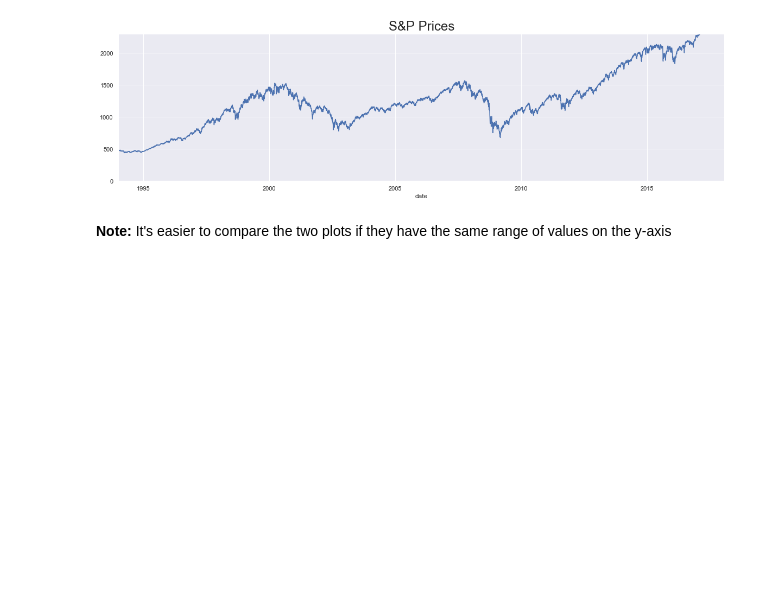
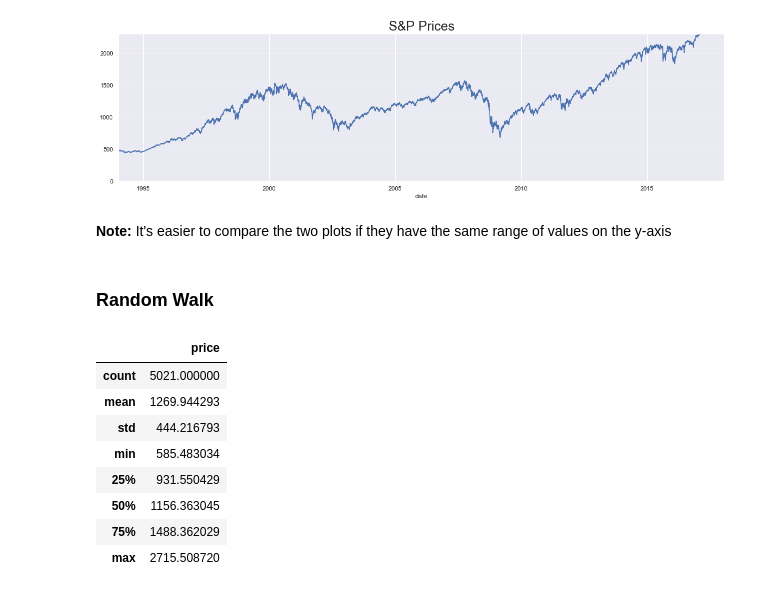
Before and after one commit to dinaabdulrasoul/Time-Series-Analysis-with-Python, a Jupyter notebook: time_series_analysis.ipynb, the cells around one changed output. Saved outputs shown, nothing was run; the diff lists cells and outputs as text; code cells hidden in the pictures; blank space fills up the shorter version.

```diff
--- a/time_series_analysis.ipynb
+++ b/time_series_analysis.ipynb
@@ -328,3 +328,5 @@ plt.show()
 [figure]
 # %% [markdown]
 **Note:** It's easier to compare the two plots if they have the same range of values on the y-axis
+# %% [markdown]
+### Random Walk
@@ -330,0 +338,12 @@ plt.show()
+# %%
+rw.describe()
+# %% [output]
+|  | price |
+| count | 5021.000000 |
+| mean | 1269.944293 |
+| std | 444.216793 |
+| min | 585.483034 |
+| 25% | 931.550429 |
+| 50% | 1156.363045 |
+| 75% | 1488.362029 |
+| max | 2715.508720 |
```
Also changed, not shown: parts of 7 cells of this notebook.
